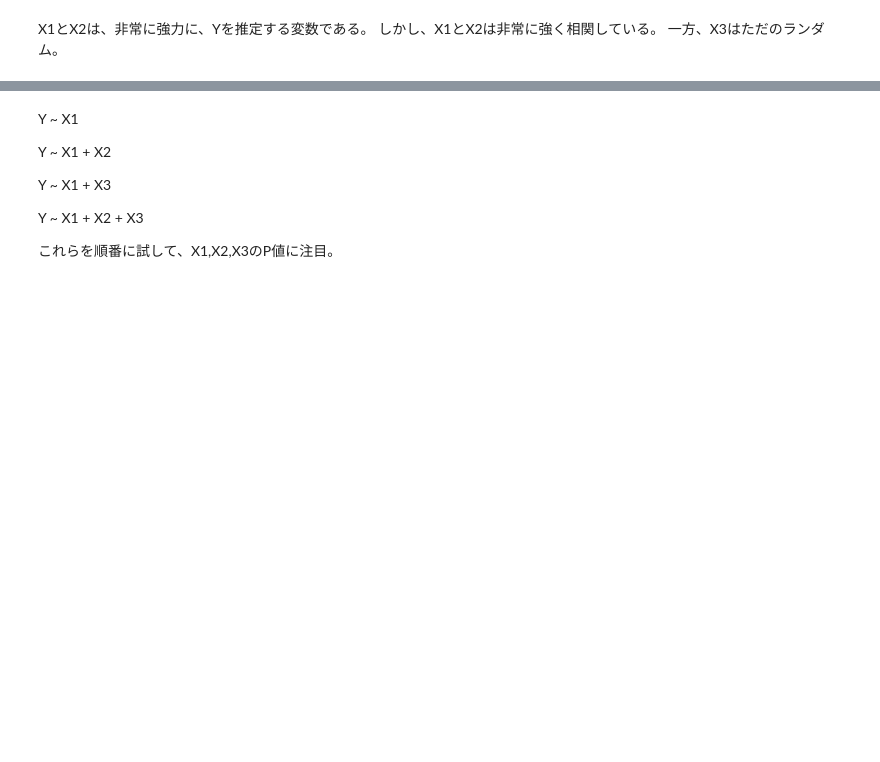
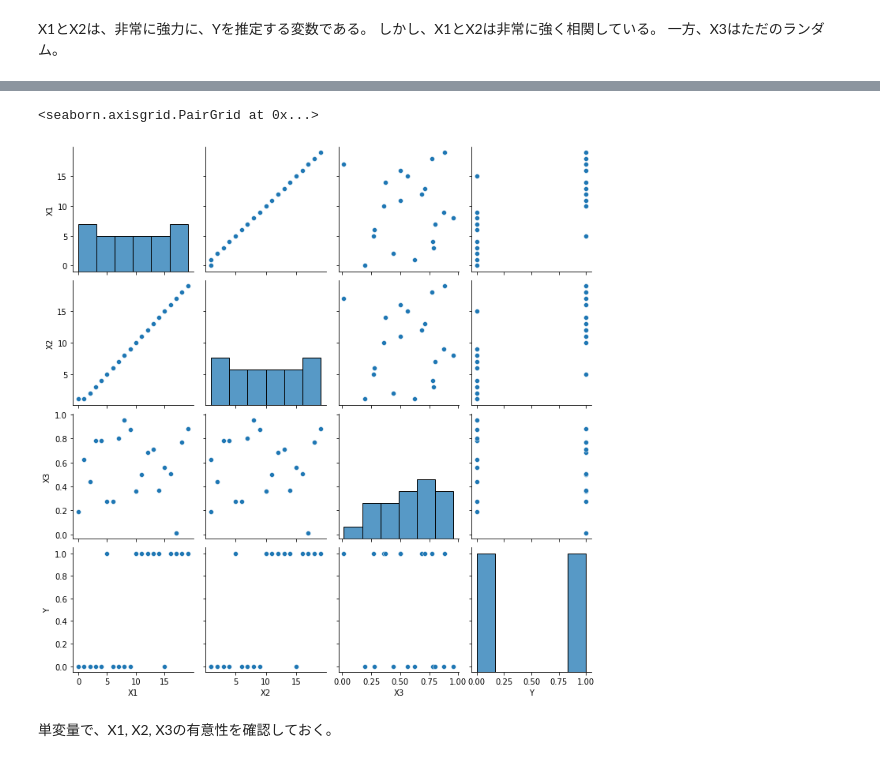
Before and after one commit to metavol/multico, a Jupyter notebook: multico.ipynb, the cells around one changed output, grey strips where cells are left out. Drawn from its saved outputs; the diff is of its cells as text; code cells hidden in the pictures; blank space fills up the shorter version.

```diff
--- a/multico.ipynb
+++ b/multico.ipynb
@@ -8,4 +8,3 @@ import pandas as pd
 import statsmodels.formula.api as smf
 import statsmodels.api as sm
 import seaborn as sns
-sns.set()
@@ -54,13 +55,10 @@ data
-# %% [markdown]
-Y ~ X1
-
-Y ~ X1 + X2
-
-Y ~ X1 + X3
-
-Y ~ X1 + X2 + X3
-
-これらを順番に試して、X1,X2,X3のP値に注目。
+# %%
+sns.pairplot(data)
+# %% [output]
+<seaborn.axisgrid.PairGrid at 0x...>
+[figure, added]
+# %% [markdown]
+単変量で、X1, X2, X3の有意性を確認しておく。
 # %%
 logistic_model = smf.glm(formula = "Y ~ X1",
                        data = data,
```
Also changed, not shown: parts of 22 cells of this notebook.
